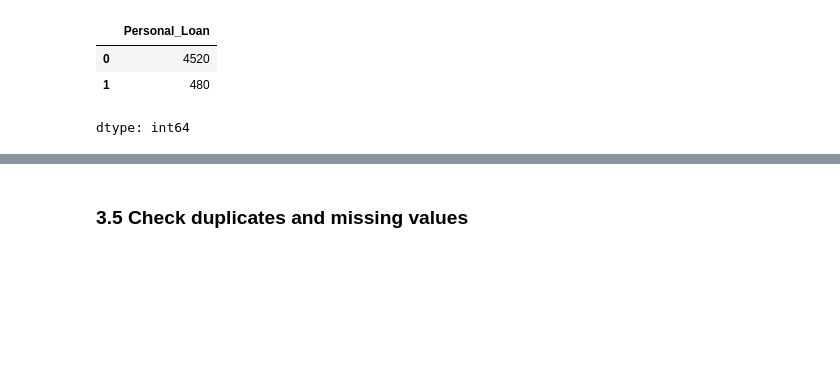
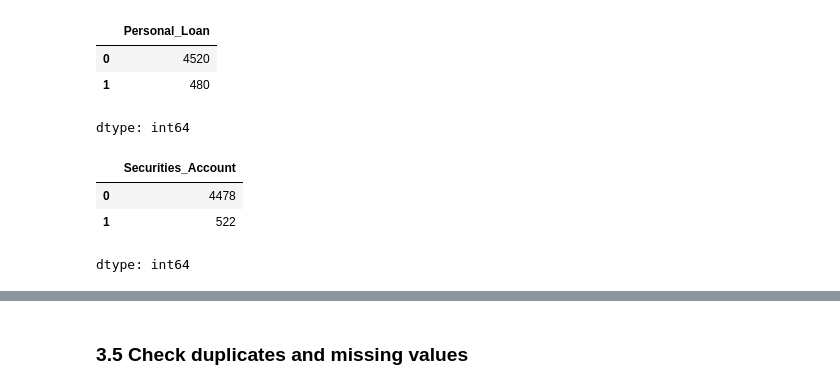
Before and after one commit to RashmiJK/PGP-AIML-PersonalLoan-ML, a Jupyter notebook: loan_purchase_modelling_dt.ipynb, the cells around one changed output, grey strips where cells are left out. Cells and saved outputs as stored; diff of their text form; code cells hidden in the pictures; blank space fills up the shorter version.

```diff
--- a/loan_purchase_modelling_dt.ipynb
+++ b/loan_purchase_modelling_dt.ipynb
@@ -189,3 +189,10 @@ data['Personal_Loan'].value_counts()
 | 0 | 4520 |
 | 1 | 480 |
 dtype: int64
+# %%
+data['Securities_Account'].value_counts()
+# %% [output]
+|  | Securities_Account |
+| 0 | 4478 |
+| 1 | 522 |
+dtype: int64
```
Also changed, not shown: parts of 8 cells of this notebook.
